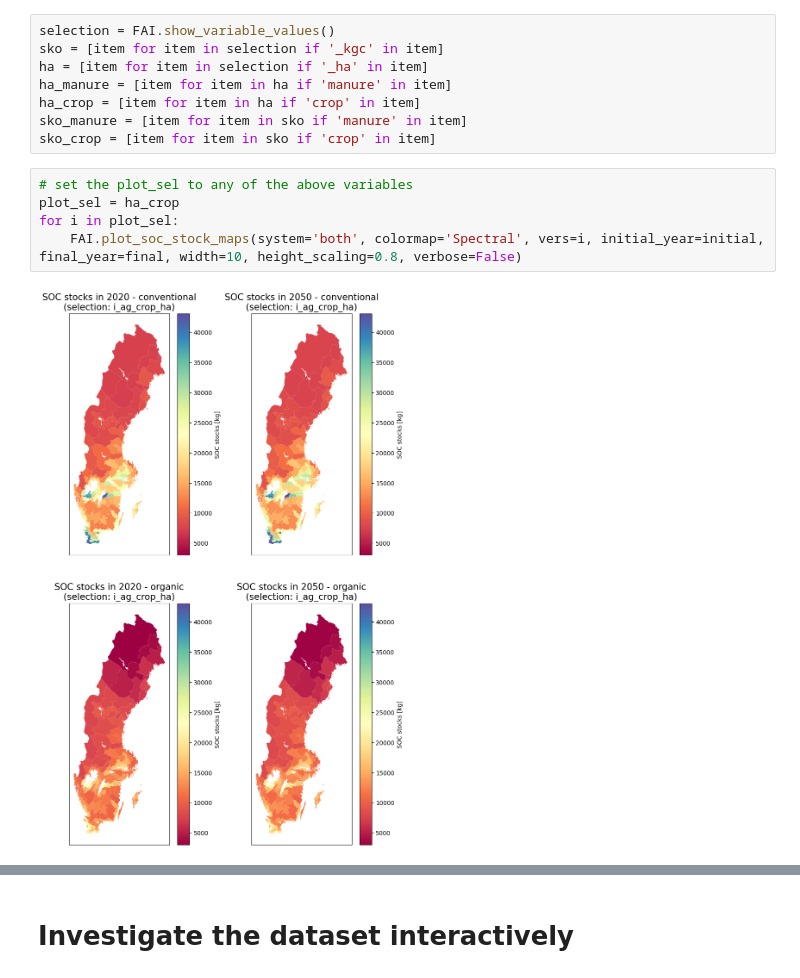
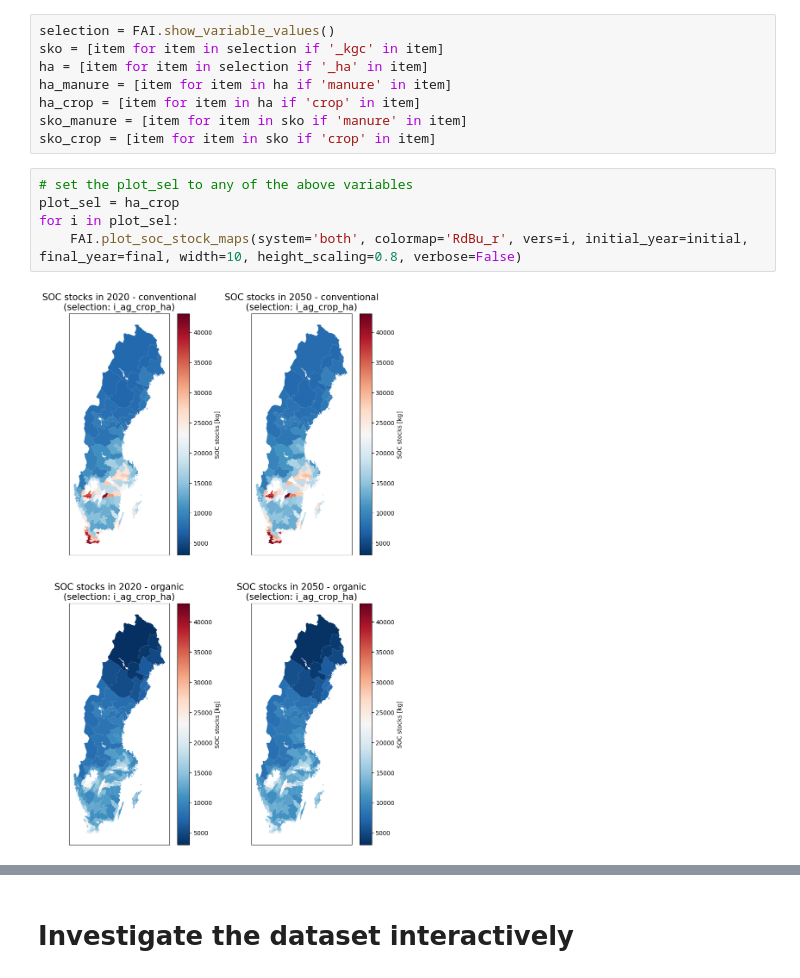
Before and after one commit to SLU-foodsystems/CIBUSmod, a Jupyter notebook: notebooks/analyze_impacts.ipynb, the cells around one changed output, grey strips where cells are left out. Cells and saved outputs as stored; diff of their text form.

```diff
--- a/notebooks/analyze_impacts.ipynb
+++ b/notebooks/analyze_impacts.ipynb
@@ -108,7 +127,7 @@ sko_crop = [item for item in sko if 'crop' in item]
 # %%
 # set the plot_sel to any of the above variables
 plot_sel = ha_crop
 for i in plot_sel:
-    FAI.plot_soc_stock_maps(system='both', colormap='Spectral', vers=i, initial_year=initial, final_year=final, width=10, height_scaling=0.8, verbose=False)
+    FAI.plot_soc_stock_maps(system='both', colormap='RdBu_r', vers=i, initial_year=initial, final_year=final, width=10, height_scaling=0.8, verbose=False)
 # %% [output]
-[figure, old version]
+[figure, new version]
```
Also changed, not shown: parts of 6 cells of this notebook, 1 other file.
